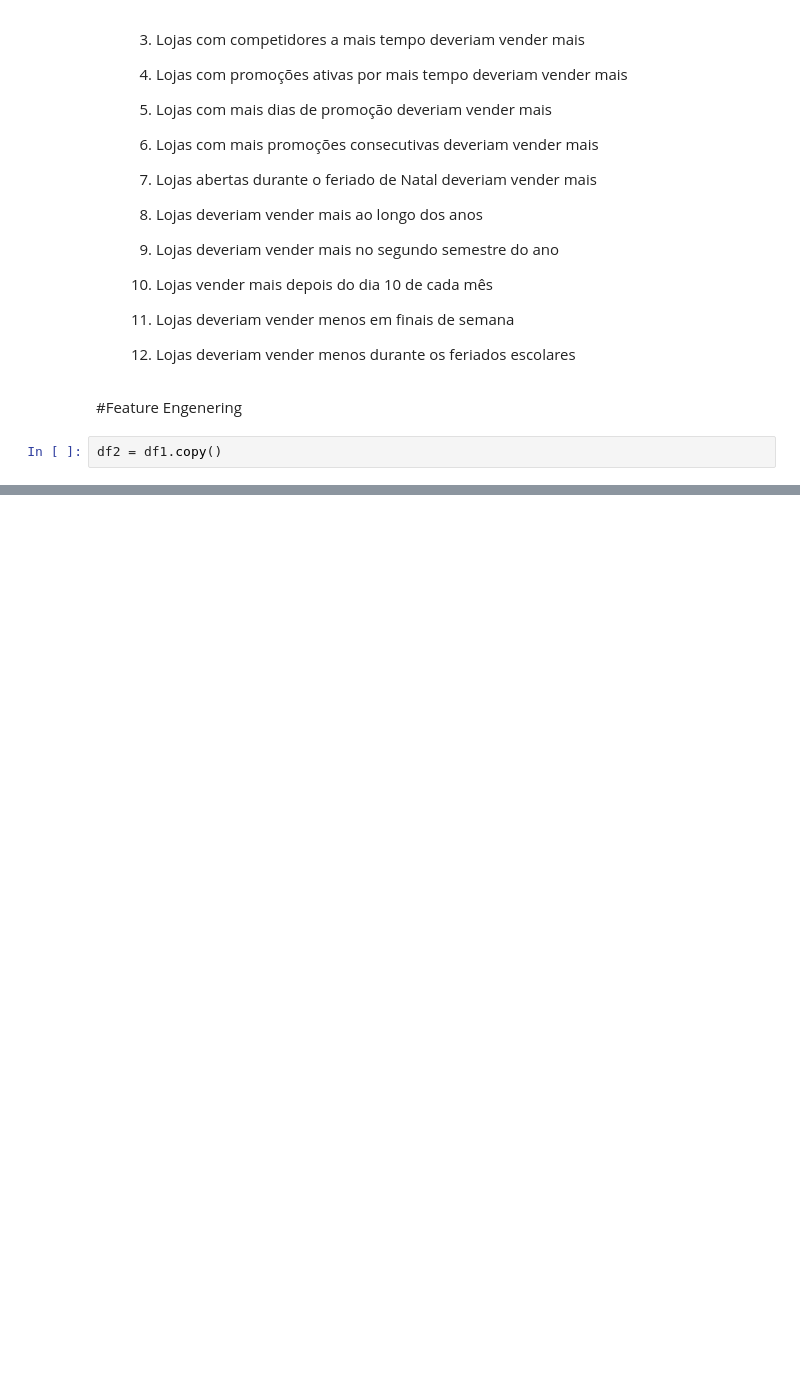
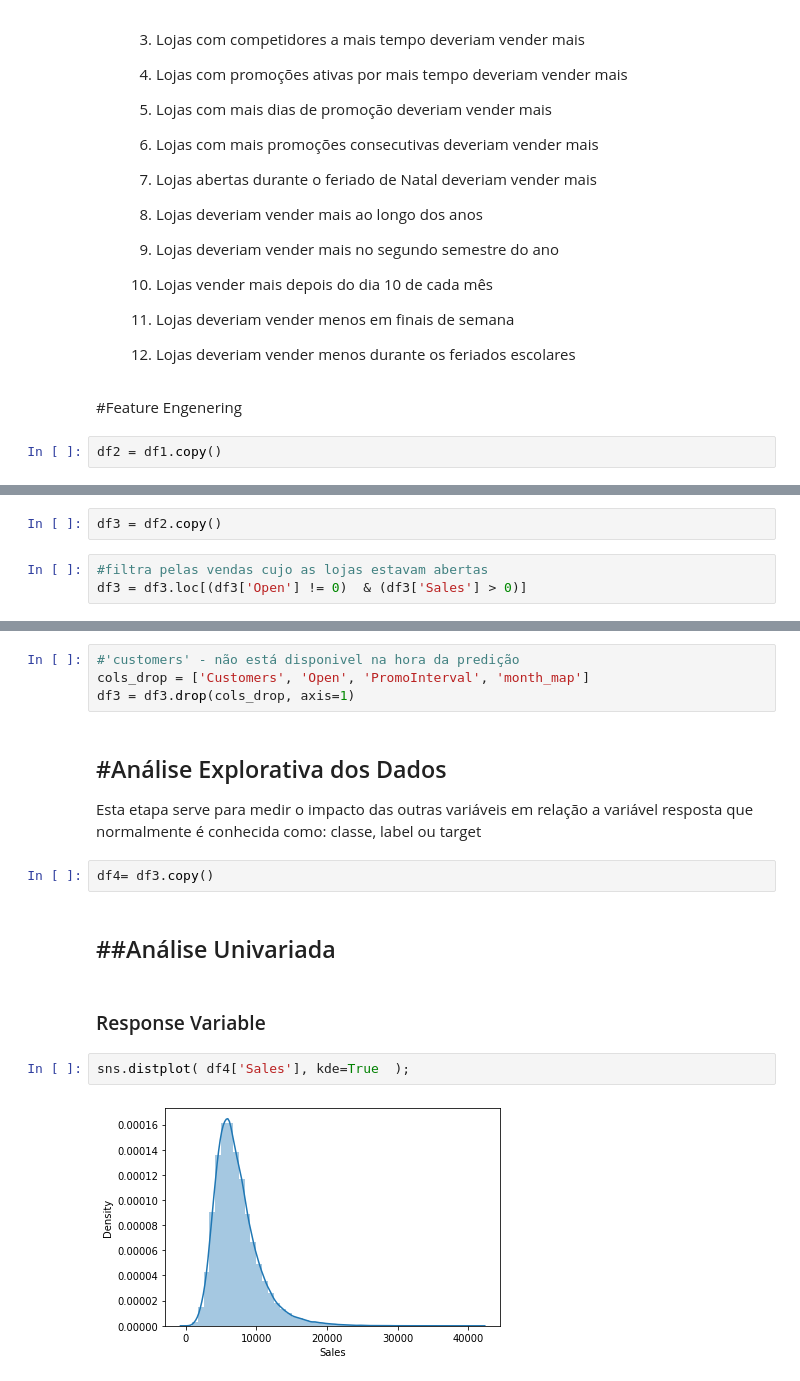
Before and after one commit to tuanymariiah/projeto_rossmam, a Jupyter notebook: Projeto_Rossmam.ipynb, the cells around one changed output, grey strips where cells are left out. Cells and saved outputs as stored; diff of their text form; blank space fills up the shorter version.

```diff
--- a/Projeto_Rossmam.ipynb
+++ b/Projeto_Rossmam.ipynb
@@ -279,0 +283,5 @@ df2['StateHoliday'] = df2['StateHoliday'].apply(lambda x: 'public_holiday' if x
+# %%
+df3 = df2.copy()
+# %%
+#filtra pelas vendas cujo as lojas estavam abertas
+df3 = df3.loc[(df3['Open'] != 0)  & (df3['Sales'] > 0)]
@@ -279,0 +290,19 @@ df2['StateHoliday'] = df2['StateHoliday'].apply(lambda x: 'public_holiday' if x
+# %%
+#'customers' - não está disponivel na hora da predição
+cols_drop = ['Customers', 'Open', 'PromoInterval', 'month_map']
+df3 = df3.drop(cols_drop, axis=1)
+# %% [markdown]
+#Análise Explorativa dos Dados
+---
+Esta etapa serve para medir o impacto das outras variáveis em relação a variável resposta que normalmente é conhecida como: classe, label ou target
+# %%
+df4= df3.copy()
+# %% [markdown]
+##Análise Univariada
+---
+# %% [markdown]
+### Response Variable
+# %%
+sns.distplot( df4['Sales'], kde=True  );
+# %% [output]
+[figure, added]
```
Also changed, not shown: parts of 25 cells of this notebook.
